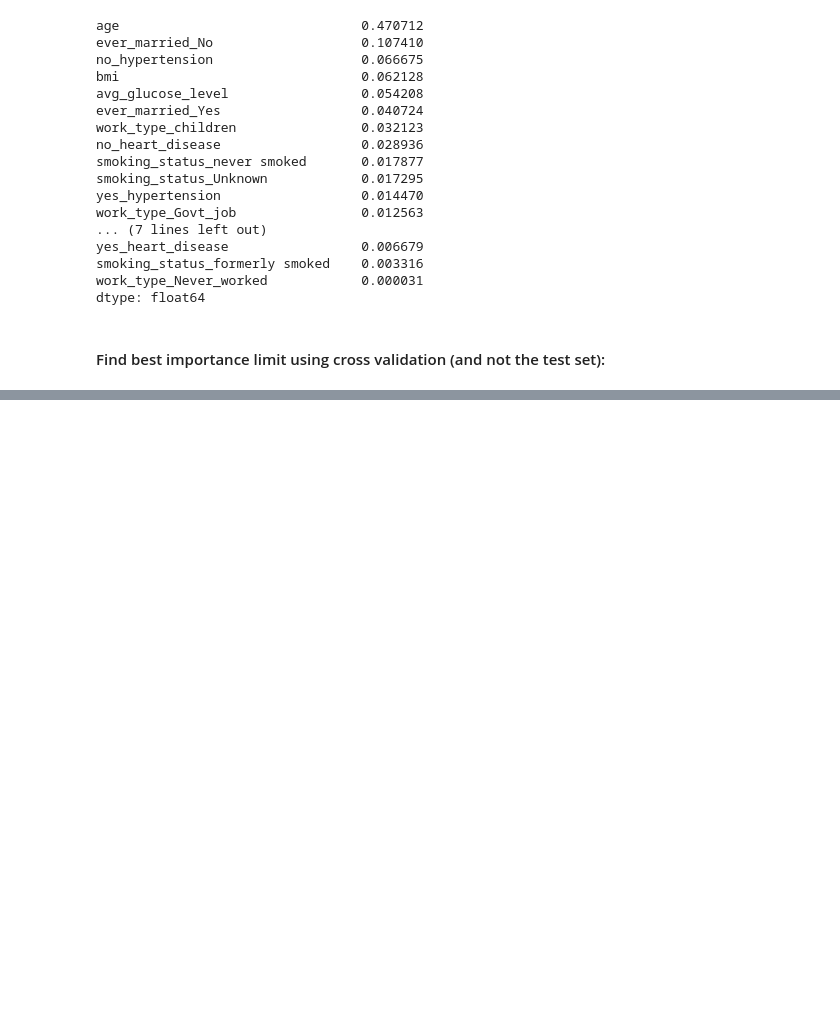
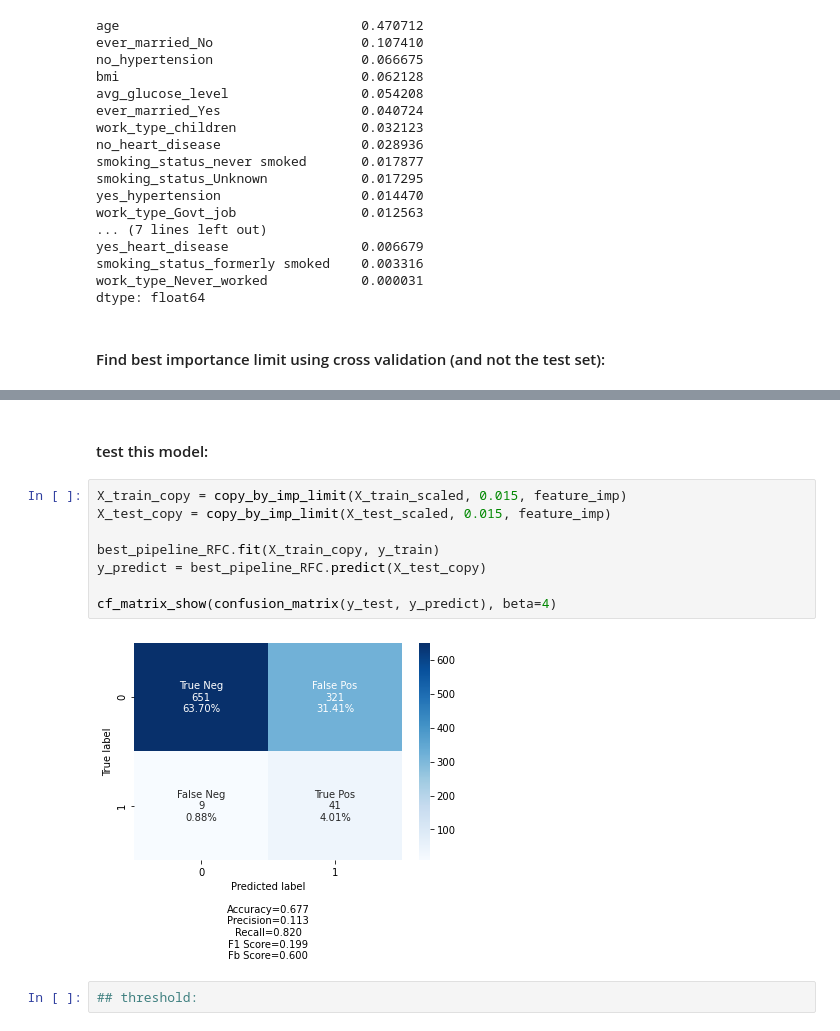
Before and after one commit to idankam/DataScienceCourseProject, a Jupyter notebook: Classification Notebook.ipynb, the cells around one changed output, grey strips where cells are left out. Drawn from its saved outputs; the diff is of its cells as text; blank space fills up the shorter version.

```diff
--- a/Classification Notebook.ipynb
+++ b/Classification Notebook.ipynb
@@ -2013,0 +1999,14 @@ limits
+# %% [markdown]
+#### test this model:
+# %%
+X_train_copy = copy_by_imp_limit(X_train_scaled, 0.015, feature_imp)
+X_test_copy = copy_by_imp_limit(X_test_scaled, 0.015, feature_imp)
+
+best_pipeline_RFC.fit(X_train_copy, y_train)
+y_predict = best_pipeline_RFC.predict(X_test_copy)
+
+cf_matrix_show(confusion_matrix(y_test, y_predict), beta=4)
+# %% [output]
+[figure, added]
+# %%
+## threshold:
```
Also changed, not shown: parts of 34 cells of this notebook.
